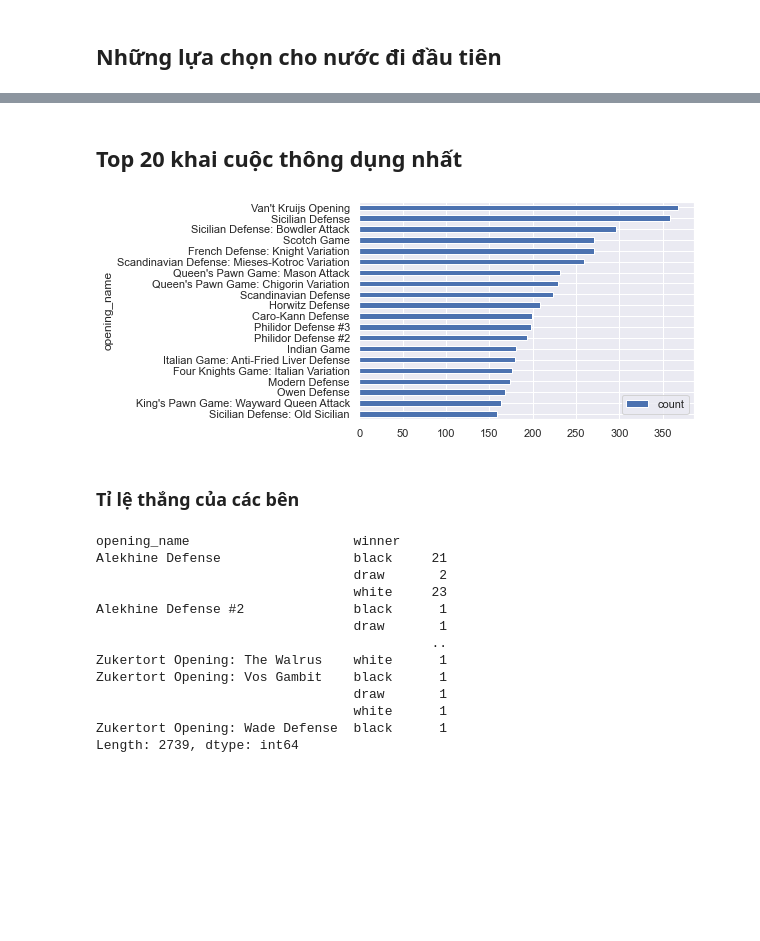
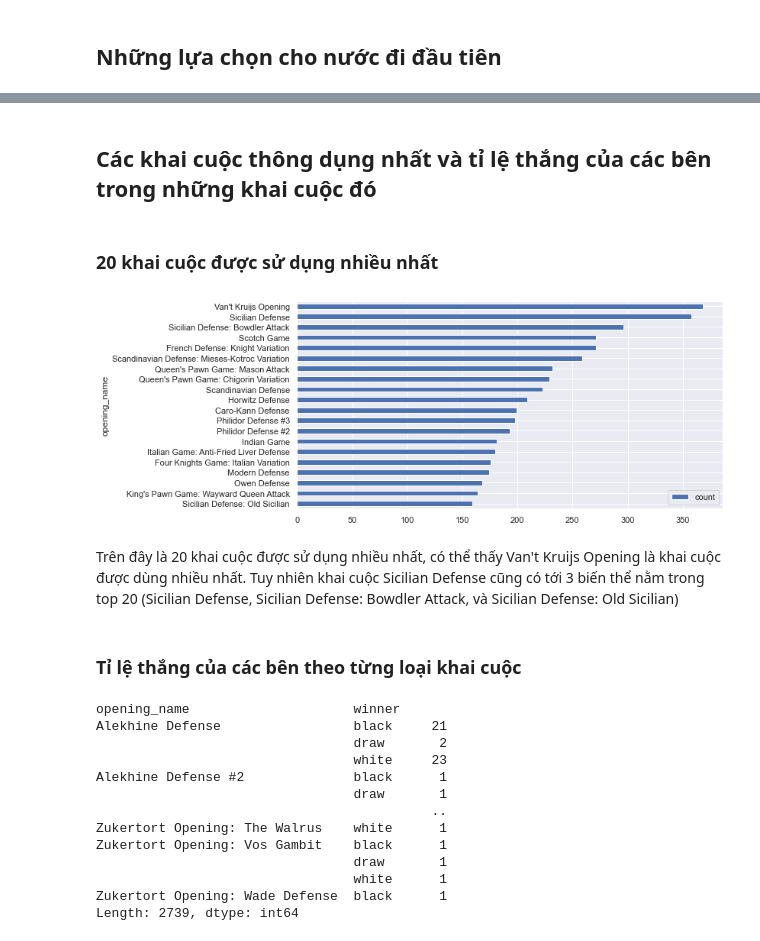
Before and after one commit to nvhieu4899/ProgrammingForDS_PROJECT, a Jupyter notebook: 1712446-NguyenVanHieu.ipynb, the cells around one changed output, grey strips where cells are left out. Saved outputs shown, nothing was run; the diff lists cells and outputs as text; code cells hidden in the pictures; blank space fills up the shorter version.

```diff
--- a/1712446-NguyenVanHieu.ipynb
+++ b/1712446-NguyenVanHieu.ipynb
@@ -73,14 +117,17 @@ Ngoài ra nước d4 cũng khá được ưa chuộng
+# %% [markdown]
+## Các khai cuộc thông dụng nhất và tỉ lệ thắng của các bên trong những khai cuộc đó
 # %% [markdown]
-## Top 20 khai cuộc thông dụng nhất
+### 20 khai cuộc được sử dụng nhiều nhất
 # %%
-#top_20_common_opening =
-games_df.groupby(['opening_name'])['opening_name'].agg(['count']).sort_values(by = 'count',ascending = False).head(20).sort_values(by = 'count',ascending = True).plot(kind ='barh')#.sort_values(ascending = False).head(20)
-#top_20_common_opening_df.plot.barh()
+games_df.groupby(['opening_name'])['opening_name'].agg(['count']).sort_values(by = 'count',ascending = False).head(20).sort_values(by = 'count',ascending = True).plot(kind ='barh',figsize = (10,5))
+
 plt.show()
 # %% [output]
-[figure, old version]
+[figure, new version]
+# %% [markdown]
+Trên đây là 20 khai cuộc được sử dụng nhiều nhất, có thể thấy Van't Kruijs Opening là khai cuộc được dùng nhiều nhất. Tuy nhiên khai cuộc Sicilian Defense cũng có tới 3 biến thể nằm trong top 20 (Sicilian Defense, Sicilian Defense: Bowdler Attack, và Sicilian Defense: Old Sicilian)
 # %% [markdown]
-### Tỉ lệ thắng của các bên
+### Tỉ lệ thắng của các bên theo từng loại khai cuộc
 # %%
 winner_by_opening_df = games_df.groupby(['opening_name','winner']).size()
 winner_by_opening_df
```
Also changed, not shown: parts of 32 cells of this notebook, 7 other files.
